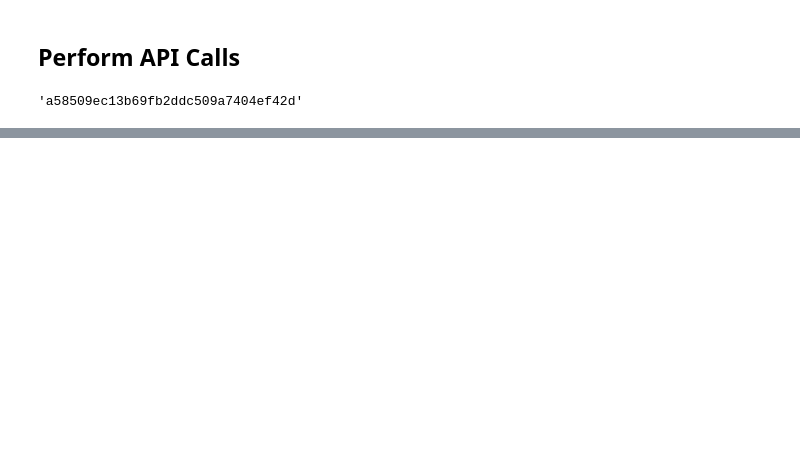
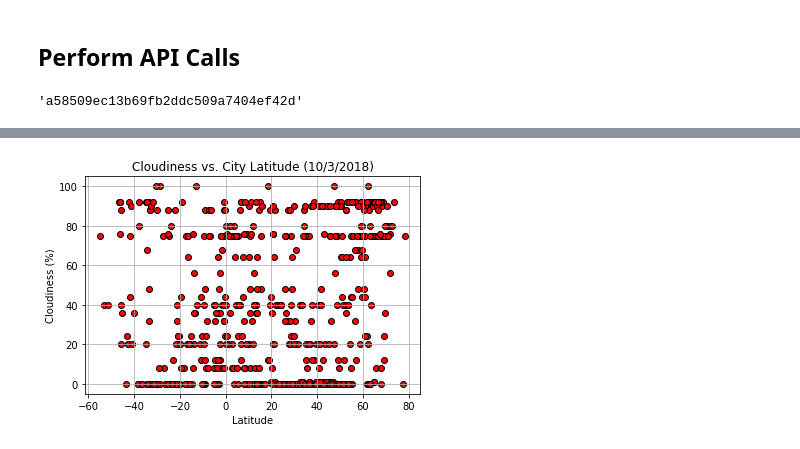
Before and after one commit to matthewcoleka/python-challenge, a Jupyter notebook: 06-Python-APIs/Instructions/starter_code/WeatherPy.ipynb, the cells around one changed output, grey strips where cells are left out. Cells and saved outputs as stored; diff of their text form; code cells hidden in the pictures; blank space fills up the shorter version.

```diff
--- a/06-Python-APIs/Instructions/starter_code/WeatherPy.ipynb
+++ b/06-Python-APIs/Instructions/starter_code/WeatherPy.ipynb
@@ -142,0 +151,10 @@ Text(0.5,1,'Temperature (F) vs. Latitude')
+# %%
+#Cloudiness (%) vs. Latitude
+plt.scatter(weather_df['Latitude'], weather_df["Cloudiness"], marker='o', facecolors = 'red', edgecolors = 'black')
+plt.title('Cloudiness vs. City Latitude (10/3/2018)')
+plt.xlabel('Latitude')
+plt.ylabel('Cloudiness (%)')
+plt.grid()
+plt.savefig('cloud_lat')
+# %% [output]
+[figure, added]
```
Also changed, not shown: parts of 10 cells of this notebook, 4 other files.
